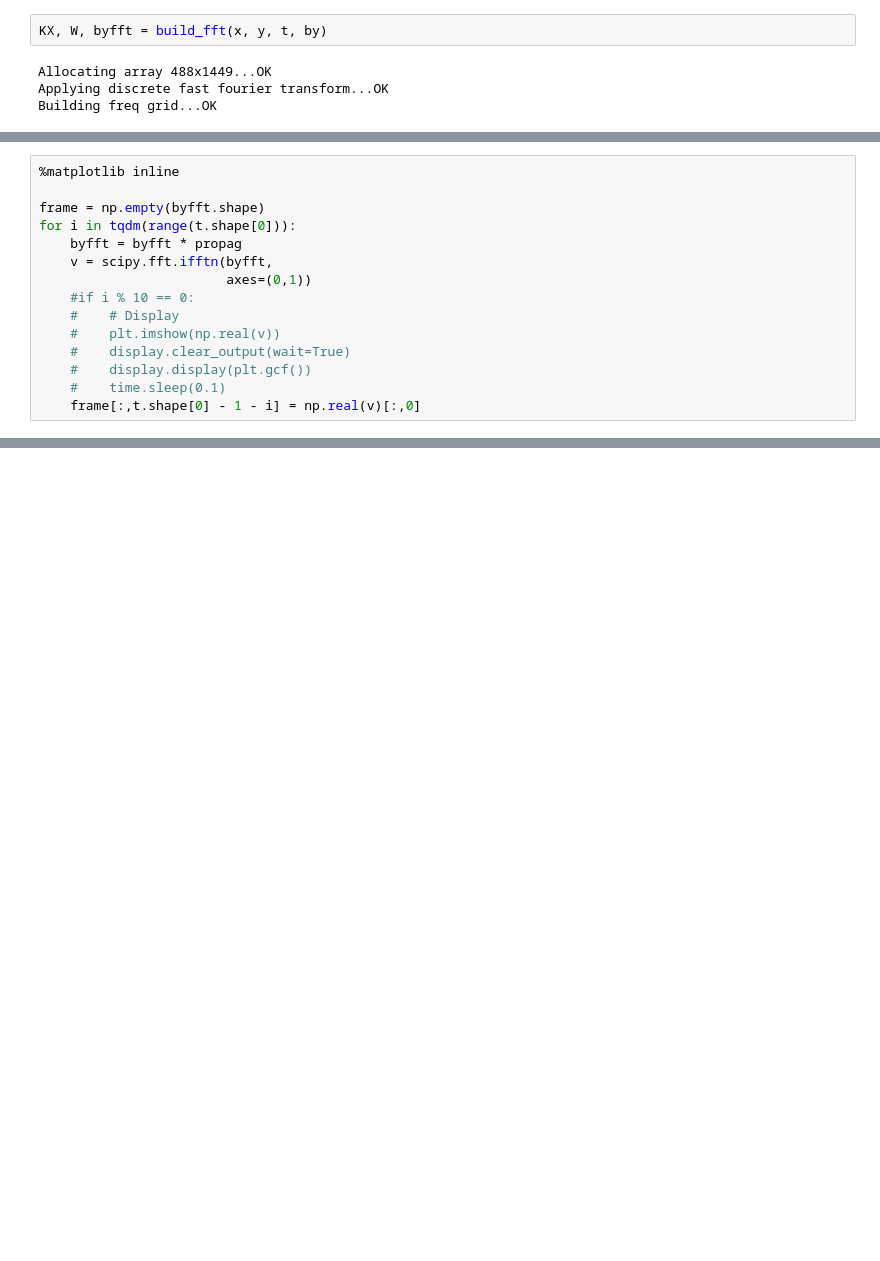
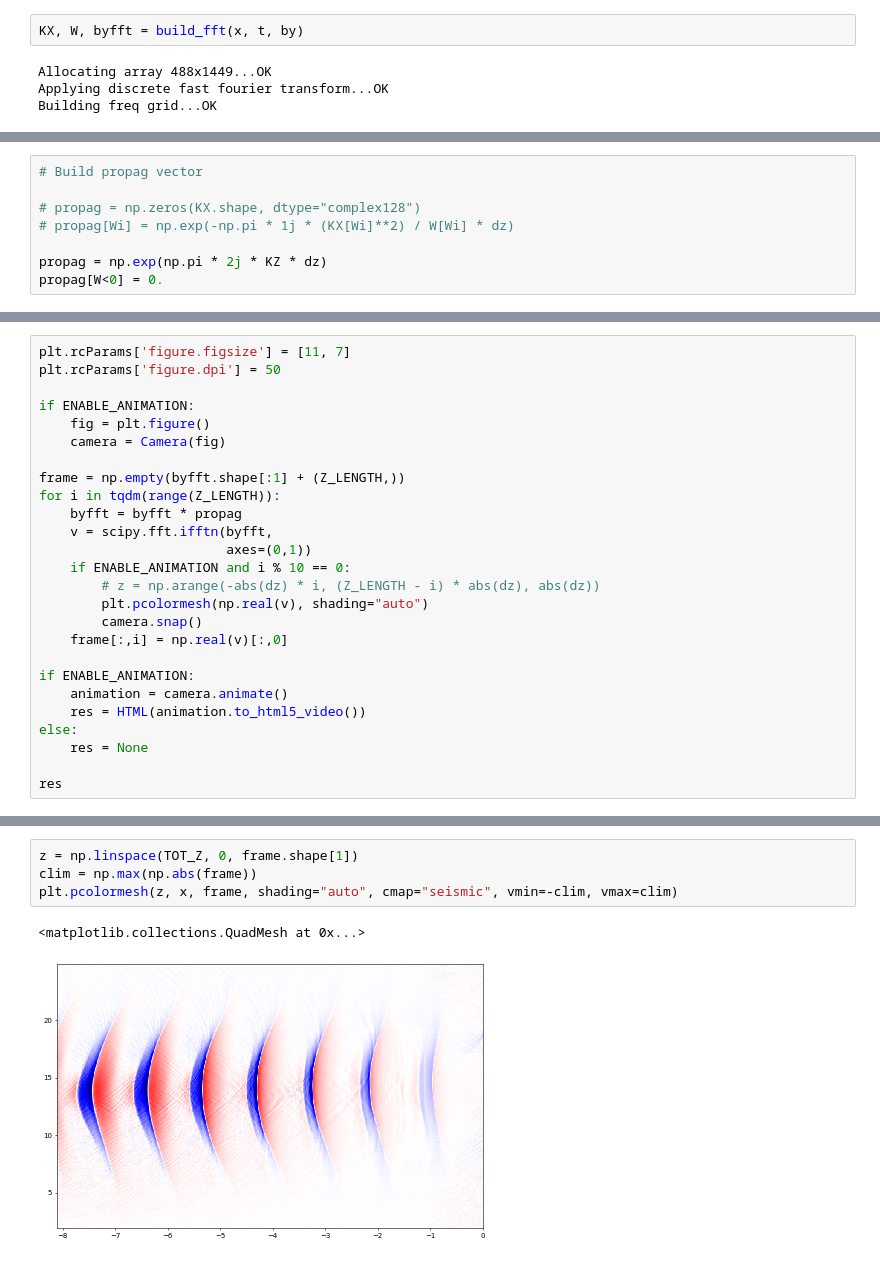
Before and after one commit to gpotter2/cea-internship, a Jupyter notebook: propag_z_2d.ipynb, the cells around one changed output, grey strips where cells are left out. Drawn from its saved outputs; the diff is of its cells as text; blank space fills up the shorter version.

```diff
--- a/propag_z_2d.ipynb
+++ b/propag_z_2d.ipynb
@@ -42,7 +89,7 @@ def build_fft(x, y, t, by):
     print("OK")
     return KX, W, byfft
 # %%
-KX, W, byfft = build_fft(x, y, t, by)
+KX, W, byfft = build_fft(x, t, by)
 # %% [output]
 Allocating array 488x1449...OK
 Applying discrete fast fourier transform...OK
@@ -58,0 +122,8 @@ propag[W < 0] = 0.  # Drop fréquences négatives (propagation inverse...)
+# %%
+# Build propag vector
+
+# propag = np.zeros(KX.shape, dtype="complex128")
+# propag[Wi] = np.exp(-np.pi * 1j * (KX[Wi]**2) / W[Wi] * dz)
+
+propag = np.exp(np.pi * 2j * KZ * dz)
+propag[W<0] = 0.
@@ -64,15 +146,26 @@ propag[W < 0] = 0.  # Drop fréquences négatives (propagation inverse...)
 # %%
-%matplotlib inline
+plt.rcParams['figure.figsize'] = [11, 7]
+plt.rcParams['figure.dpi'] = 50
 
-frame = np.empty(byfft.shape)
-for i in tqdm(range(t.shape[0])):
+if ENABLE_ANIMATION:
+    fig = plt.figure()
+    camera = Camera(fig)
+
+frame = np.empty(byfft.shape[:1] + (Z_LENGTH,))
+for i in tqdm(range(Z_LENGTH)):
     byfft = byfft * propag
     v = scipy.fft.ifftn(byfft,
                         axes=(0,1))
-    #if i % 10 == 0:
-    #    # Display
-    #    plt.imshow(np.real(v))
-    #    display.clear_output(wait=True)
-    #    display.display(plt.gcf())
-    #    time.sleep(0.1)
-    frame[:,t.shape[0] - 1 - i] = np.real(v)[:,0]
+    if ENABLE_ANIMATION and i % 10 == 0:
+        # z = np.arange(-abs(dz) * i, (Z_LENGTH - i) * abs(dz), abs(dz))
+        plt.pcolormesh(np.real(v), shading="auto")
+        camera.snap()
+    frame[:,i] = np.real(v)[:,0]
+
+if ENABLE_ANIMATION:
+    animation = camera.animate()
+    res = HTML(animation.to_html5_video())
+else:
+    res = None
+
+res
@@ -83,0 +172,7 @@ plt.imshow(frame)
+# %%
+z = np.linspace(TOT_Z, 0, frame.shape[1])
+clim = np.max(np.abs(frame))
+plt.pcolormesh(z, x, frame, shading="auto", cmap="seismic", vmin=-clim, vmax=clim)
+# %% [output]
+<matplotlib.collections.QuadMesh at 0x...>
+[figure, added]
```
Also changed, not shown: parts of 28 cells of this notebook.
